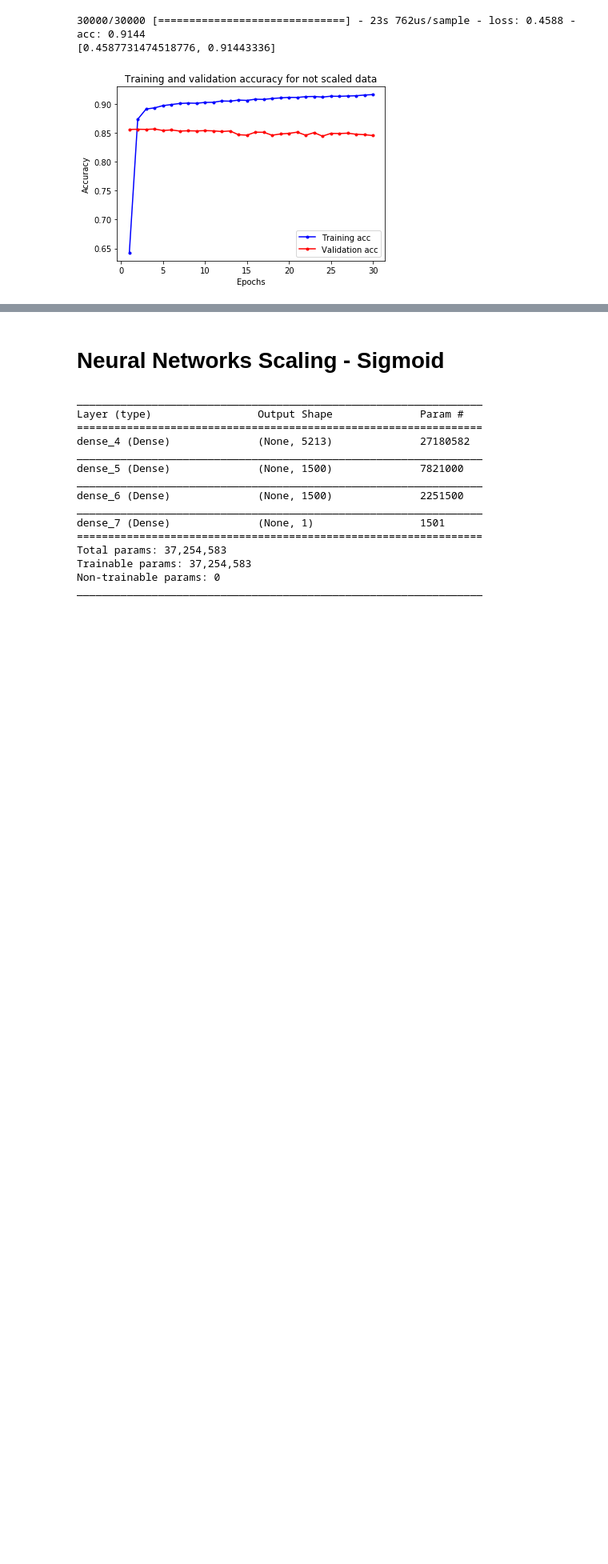
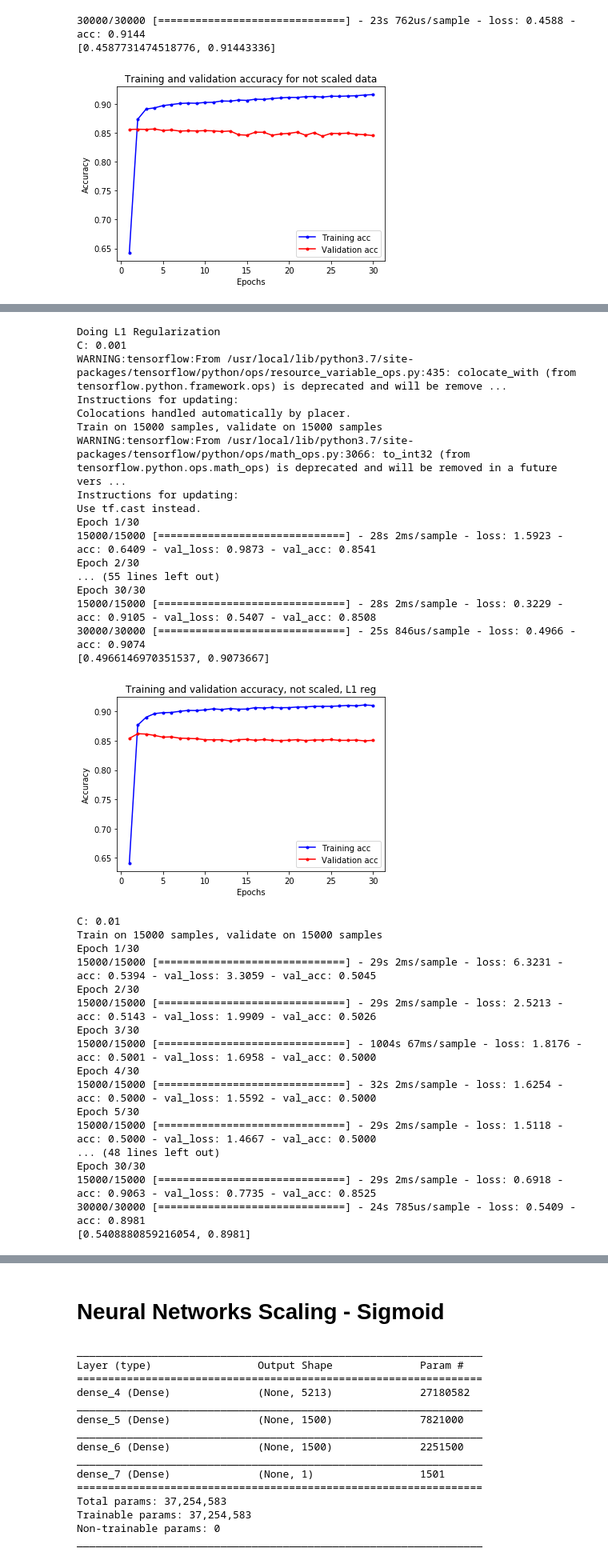
Before and after one commit to cinderlee/MachineLearningProject, a Jupyter notebook: Neural Network.ipynb, the cells around one changed output, grey strips where cells are left out. Shown at 80% size. Saved outputs shown, nothing was run; the diff lists cells and outputs as text; code cells hidden in the pictures; blank space fills up the shorter version.

Commit message:
Doing L1 for just regular data

```diff
--- a/Neural Network.ipynb
+++ b/Neural Network.ipynb
@@ -203,0 +204,80 @@ plt.show()
+# %%
+#using tensorflow to make the neural network
+num_features = len(bad_words)
+
+print("Doing L1 Regularization")
+cvals = [0.001, 0.01, 0.1]
+for c in cvals:
+    print("C:", c)
+    model_l1 = keras.Sequential()
+    model_l1.add(keras.layers.Dense(units=num_features, input_shape=(num_features,)))
+    model_l1.add(keras.layers.Dense(units=1500, activation=tf.nn.sigmoid,
+                                    activity_regularizer=tf.keras.regularizers.l1(l=c)))
+    model_l1.add(keras.layers.Dense(units=1500, activation=tf.nn.sigmoid,
+                                    activity_regularizer=tf.keras.regularizers.l1(l=c)))
+    model_l1.add(keras.layers.Dense(units=1, activation=tf.nn.sigmoid,
+                                    activity_regularizer=tf.keras.regularizers.l1(l=c)))
+
+    model_l1.compile(optimizer='adam',
+                     loss='binary_crossentropy',
+                     metrics=['acc'])
+
+    training_l1 = model_l1.fit(X_train,
+                               Y_train,
+                               epochs=30,
+                               batch_size=500,
+                               validation_data=(X_val, Y_val),
+                               verbose=1)
+
+    results_l1 = model_l1.evaluate(X_test, Y_test)
+    print(results_l1)
+
+    train_l1_hist = training_l1.history
+    train_l1_acc = train_l1_hist['acc']
+    val_l1_acc = train_l1_hist['val_acc']
+    plt.figure()
+    num_epochs_l1 = range(1, len(train_l1_acc) + 1)
+    plt.plot(num_epochs_l1, train_l1_acc, 'b.-', label='Training acc')
+    plt.plot(num_epochs_l1, val_l1_acc, 'r.-', label='Validation acc')
+    plt.title('Training and validation accuracy, not scaled, L1 reg')
+    plt.xlabel('Epochs')
+    plt.ylabel('Accuracy')
+    plt.legend()
+
+    plt.show()
+# %% [output]
+Doing L1 Regularization
+C: 0.001
+WARNING:tensorflow:From /usr/local/lib/python3.7/site-packages/tensorflow/python/ops/resource_variable_ops.py:435: colocate_with (from tensorflow.python.framework.ops) is deprecated and will be remove ...
+Instructions for updating:
+Colocations handled automatically by placer.
+Train on 15000 samples, validate on 15000 samples
+WARNING:tensorflow:From /usr/local/lib/python3.7/site-packages/tensorflow/python/ops/math_ops.py:3066: to_int32 (from tensorflow.python.ops.math_ops) is deprecated and will be removed in a future vers ...
+Instructions for updating:
+Use tf.cast instead.
+Epoch 1/30
+15000/15000 [==============================] - 28s 2ms/sample - loss: 1.5923 - acc: 0.6409 - val_loss: 0.9873 - val_acc: 0.8541
+Epoch 2/30
+... (55 lines left out)
+Epoch 30/30
+15000/15000 [==============================] - 28s 2ms/sample - loss: 0.3229 - acc: 0.9105 - val_loss: 0.5407 - val_acc: 0.8508
+30000/30000 [==============================] - 25s 846us/sample - loss: 0.4966 - acc: 0.9074
+[0.4966146970351537, 0.9073667]
+[figure, added]
+C: 0.01
+Train on 15000 samples, validate on 15000 samples
+Epoch 1/30
+15000/15000 [==============================] - 29s 2ms/sample - loss: 6.3231 - acc: 0.5394 - val_loss: 3.3059 - val_acc: 0.5045
+Epoch 2/30
+15000/15000 [==============================] - 29s 2ms/sample - loss: 2.5213 - acc: 0.5143 - val_loss: 1.9909 - val_acc: 0.5026
+Epoch 3/30
+15000/15000 [==============================] - 1004s 67ms/sample - loss: 1.8176 - acc: 0.5001 - val_loss: 1.6958 - val_acc: 0.5000
+Epoch 4/30
+15000/15000 [==============================] - 32s 2ms/sample - loss: 1.6254 - acc: 0.5000 - val_loss: 1.5592 - val_acc: 0.5000
+Epoch 5/30
+15000/15000 [==============================] - 29s 2ms/sample - loss: 1.5118 - acc: 0.5000 - val_loss: 1.4667 - val_acc: 0.5000
+... (48 lines left out)
+Epoch 30/30
+15000/15000 [==============================] - 29s 2ms/sample - loss: 0.6918 - acc: 0.9063 - val_loss: 0.7735 - val_acc: 0.8525
+30000/30000 [==============================] - 24s 785us/sample - loss: 0.5409 - acc: 0.8981
+[0.5408880859216054, 0.8981]
```
Also changed, not shown: parts of 3 cells of this notebook.
